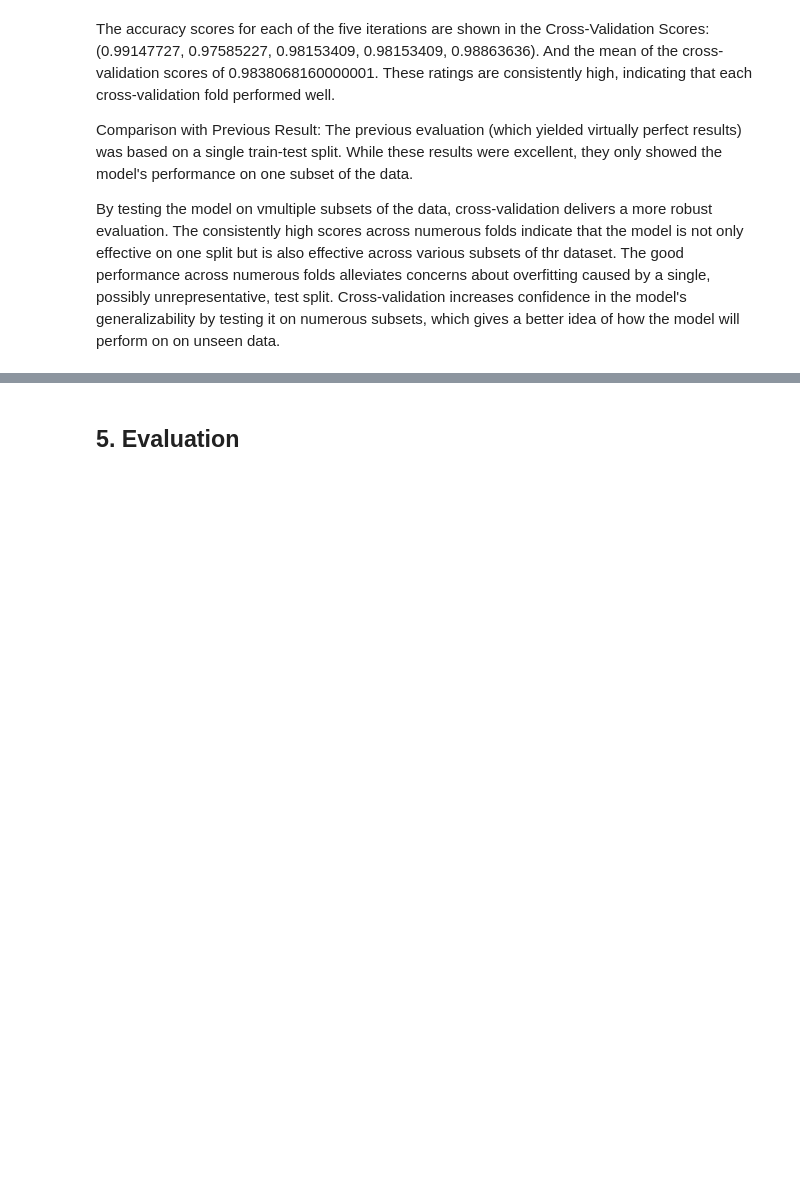
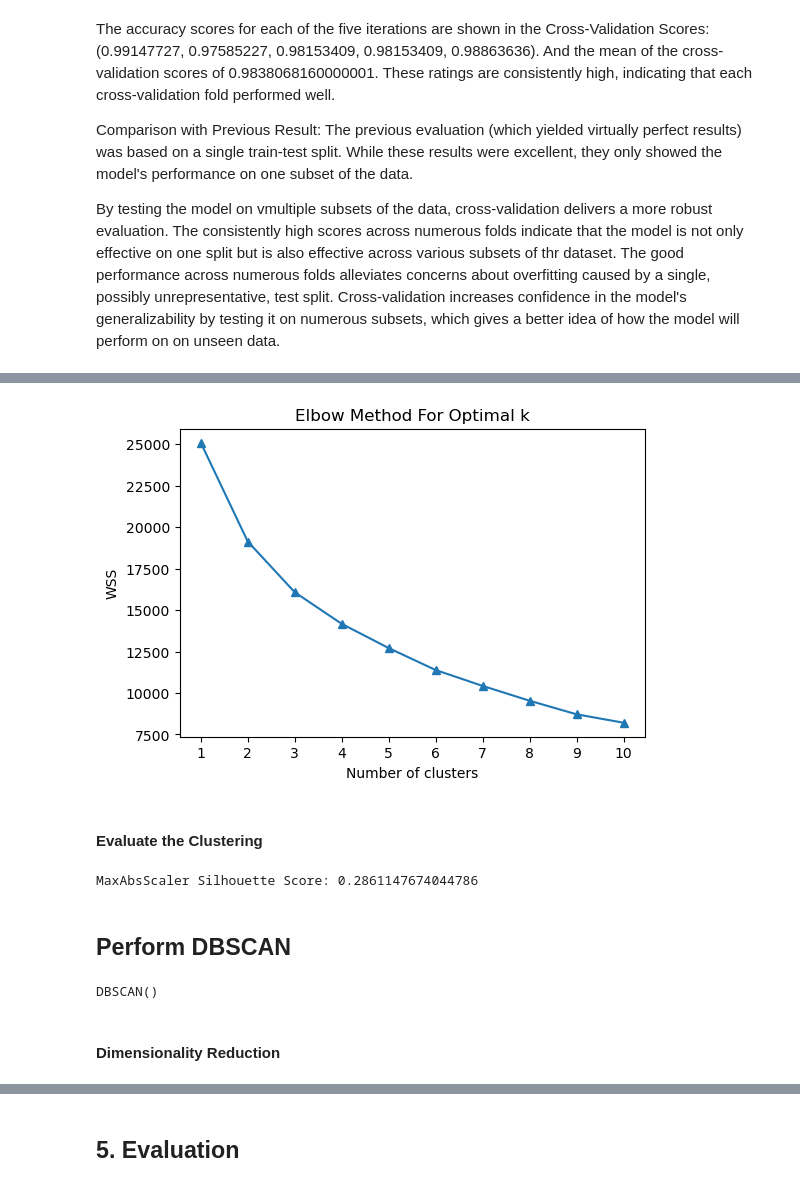
Before and after one commit to rosilenedasilva/public-transport-sentiment-analysis-insights, a Jupyter notebook: MSC_DA_CA2_sentiment_analysis.ipynb, the cells around one changed output, grey strips where cells are left out. Cells and saved outputs as stored; diff of their text form; code cells hidden in the pictures; blank space fills up the shorter version.

```diff
--- a/MSC_DA_CA2_sentiment_analysis.ipynb
+++ b/MSC_DA_CA2_sentiment_analysis.ipynb
@@ -1221,0 +1017,4 @@ plt.show()
+# %%
+# KMeans clustering on the scaled data
+kmeans = KMeans(n_clusters=3, random_state=42)
+maxabs_labels = kmeans.fit_predict(maxabs_scaled_data)
@@ -1221,0 +1042,40 @@ plt.show()
+# %%
+from sklearn.cluster import KMeans
+import matplotlib.pyplot as plt
+
+# Calculate WSS for a range of number of clusters
+wss = []
+for i in range(1, 11):  # for example, from 1 to 10 clusters
+    kmeans = KMeans(n_clusters=i, random_state=42)
+    kmeans.fit(maxabs_scaled_data)
+    wss.append(kmeans.inertia_)  # Inertia: Sum of distances of samples to their closest cluster center
+
+# Plot the results
+plt.figure(figsize=(6,4))
+plt.plot(range(1, 11), wss, marker='^')
+plt.title('Elbow Method For Optimal k')
+plt.xlabel('Number of clusters')
+plt.ylabel('WSS')
+plt.xticks(range(1, 11))
+plt.show()
+# %% [output]
+[figure, added]
+# %% [markdown]
+#### Evaluate the Clustering
+# %%
+# Calculate the new silhouette score
+maxabs_score = silhouette_score(maxabs_scaled_data, maxabs_labels)
+print('MaxAbsScaler Silhouette Score:', maxabs_score)
+# %% [output]
+MaxAbsScaler Silhouette Score: 0.2861147674044786
+# %% [markdown]
+## Perform DBSCAN
+# %%
+from sklearn.cluster import DBSCAN
+from sklearn.metrics import silhouette_score
+import numpy as np
+
+dbscan = DBSCAN(eps=0.5, min_samples=5)  # Example parameters
+dbscan.fit(maxabs_scaled_data)
+# %% [output]
+DBSCAN()
@@ -1221,0 +1084,2 @@ plt.show()
+# %% [markdown]
+#### Dimensionality Reduction
```
Also changed, not shown: parts of 138 cells of this notebook.
